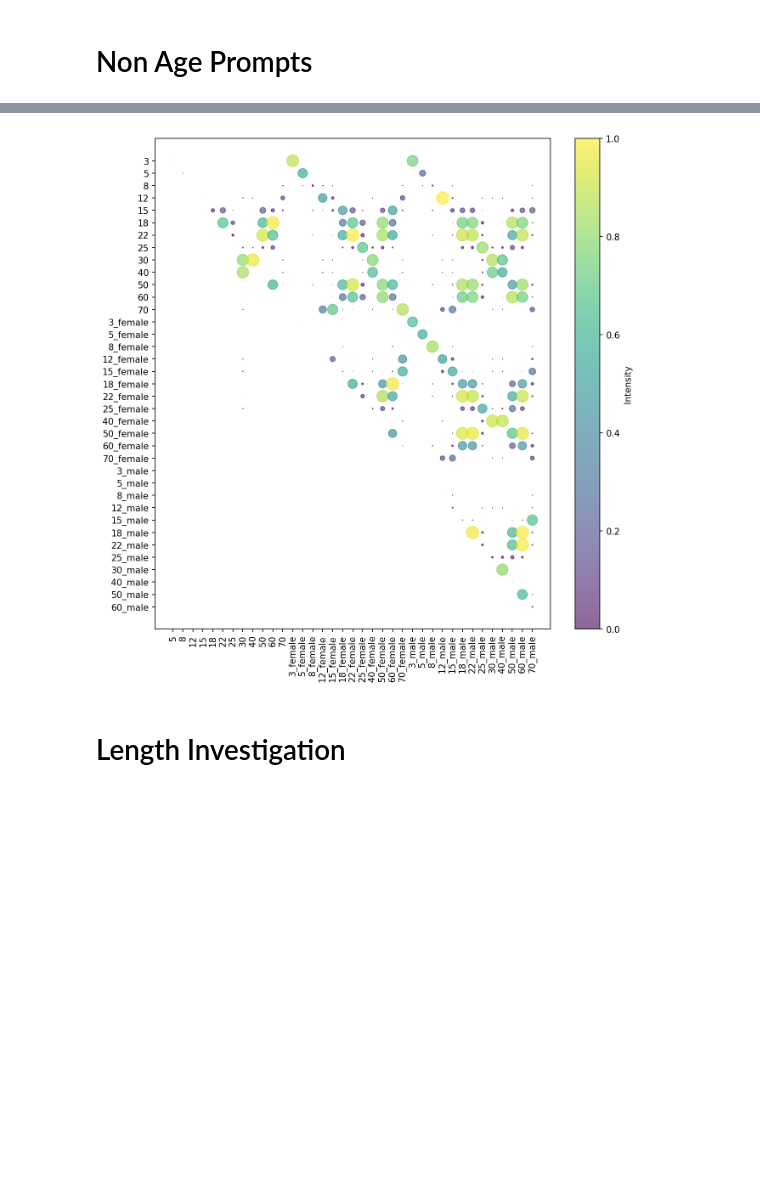
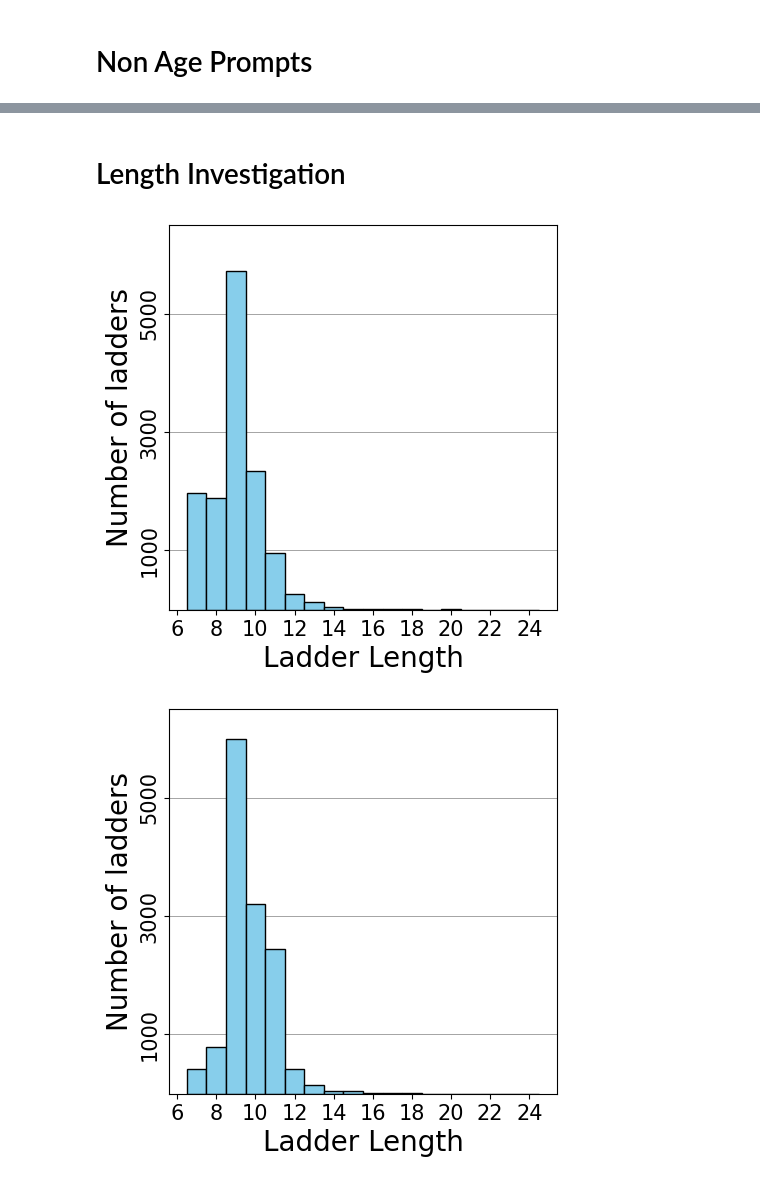
Before and after one commit to gpucce/abstract_llm, a Jupyter notebook: wordnet_study.ipynb, the cells around one changed output, grey strips where cells are left out. Drawn from its saved outputs; the diff is of its cells as text; code cells hidden in the pictures; blank space fills up the shorter version.

```diff
--- a/wordnet_study.ipynb
+++ b/wordnet_study.ipynb
@@ -157,3 +139,3 @@ sns.heatmap(pd.DataFrame.from_dict(pvals_renamed_no_age).T);
 # %%
-fig, ax = plt.subplots(1,1, figsize=(10, 10))
-sns.heatmap(pd.DataFrame.from_dict(pvals_age).T, ax=ax);
+# fig, ax = plt.subplots(1,1, figsize=(10, 10))
+# sns.heatmap(pd.DataFrame.from_dict(pvals_age).T, ax=ax);
@@ -167,7 +145,41 @@ bubble_fig_no_age = get_bubble_plot(_plot_data_no_age, size_factor=500)
 # %%
-_plot_data_age = pd.DataFrame.from_dict(pvals_renamed_age).T
-bubble_fig_age = get_bubble_plot(_plot_data_age, size_factor=200)
+# _plot_data_age = pd.DataFrame.from_dict(pvals_renamed_age).T
+# bubble_fig_age = get_bubble_plot(_plot_data_age, size_factor=200)
-# %% [output]
-[figure, removed]
 # %% [markdown]
 # Length Investigation
+# %%
+def plot_lengths(ladder_list, output_path, ax=None, high_val=6500):
+    fig = None
+    if ax is None:
+        fig, ax = plt.subplots(1, 1, figsize=(5, 5))
+    ax.set_axisbelow(True)
+    ax.yaxis.grid(color= 'gray', linewidth = 0.5)
+    ax.hist([len(i["list"]) for i in ladder_list], bins=[i + 0.5 for i in range(6, 25)], align="mid",
+            edgecolor="black", linewidth=1, color="skyblue", alpha=1.0, label="N. Ladders");
+    ax.set_ylim(0, high_val)
+    ax.set_xlabel("Ladder Length", fontsize=20)
+    ax.set_ylabel("Number of ladders", fontsize=20)
+    ax.set_yticks([1000 * i for i in range(1, 1 + int(high_val / 1000), 2)])
+    # ax.set_yticks([1000, 2000, 3000, 4000, 5000, 6000, 7000])
+    ax.set_yticklabels(ax.get_yticklabels(), rotation=90, fontsize=15)
+    for l in ax.get_yticklabels():
+        l.set_va("center")
+    # ax.legend()
+    ax.set_xticks(range(6, 25, 2));
+    ax.set_xticklabels(ax.get_xticklabels(), fontsize=15)
+    if fig is not None:
+        fig.savefig(output_path, dpi=300, bbox_inches="tight")
+    return fig, ax
+# %%
+linguist_ladders = data["generic_prompts"]["You are an expert linguist analysing the abstraction and concreteness of words."]
+child_ladders = data["generic_prompts"]["You are a child of 3 years old learning about the world."]
+adult_ladders = data["generic_prompts"]["You are a young adult of 30 years old learning in a professional setting."]
+senior_ladders = data["generic_prompts"]["You are a senior of 70 years old who is now retired."]
+# %%
+plot_lengths(child_ladders, "/home/giovanni/Latex/ladders_wordnet_conference_2025/plots/child_ladders_length.pdf");
+plot_lengths(adult_ladders, "/home/giovanni/Latex/ladders_wordnet_conference_2025/plots/adult_ladders_length.pdf");
+plot_lengths(linguist_ladders, "/home/giovanni/Latex/ladders_wordnet_conference_2025/plots/linguist_ladders_length.pdf");
+plot_lengths(senior_ladders, "/home/giovanni/Latex/ladders_wordnet_conference_2025/plots/senior_ladders_length.pdf");
+# %% [output]
+[figure, added]
+[figure, added]
```
Also changed, not shown: parts of 28 cells of this notebook, 1 other file.
